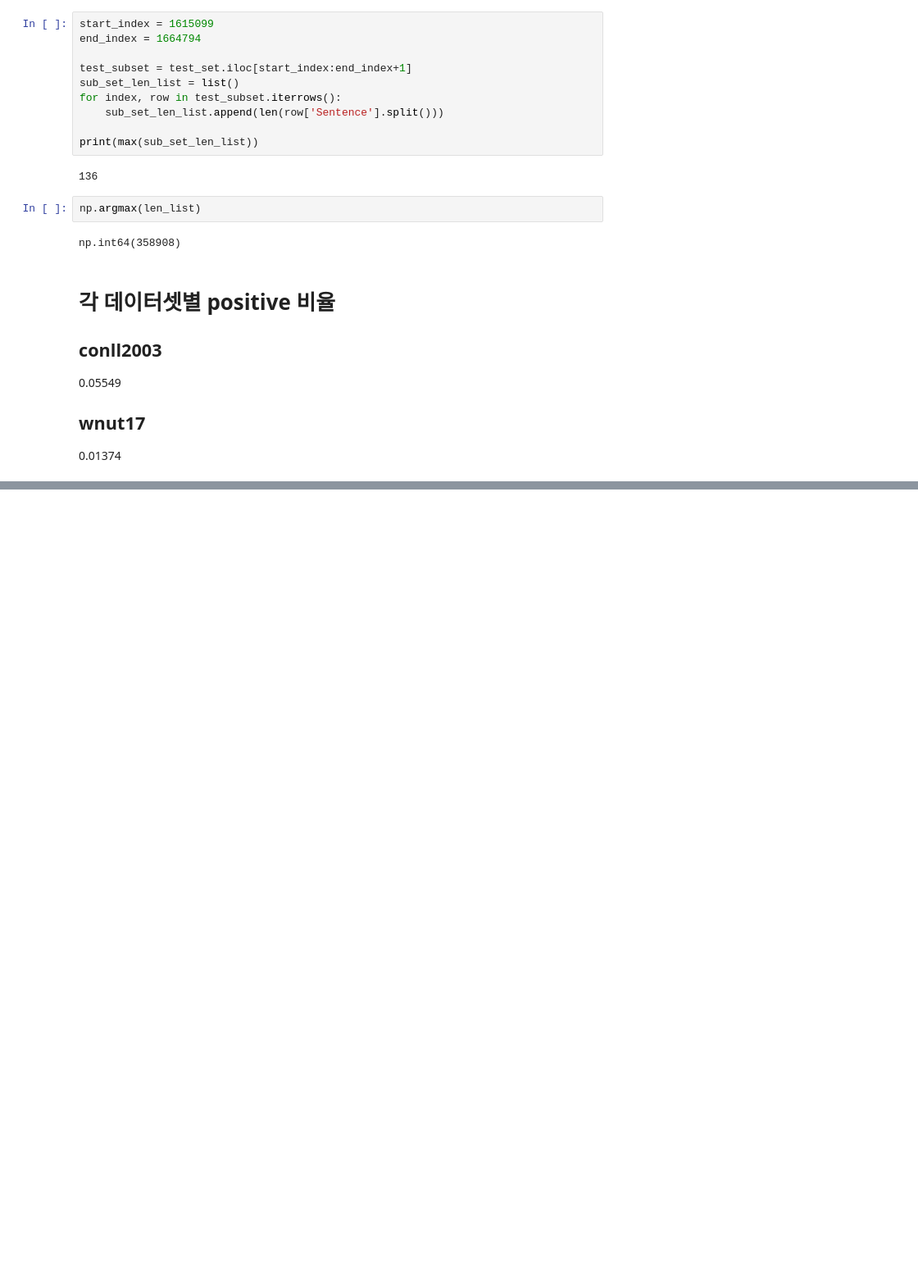
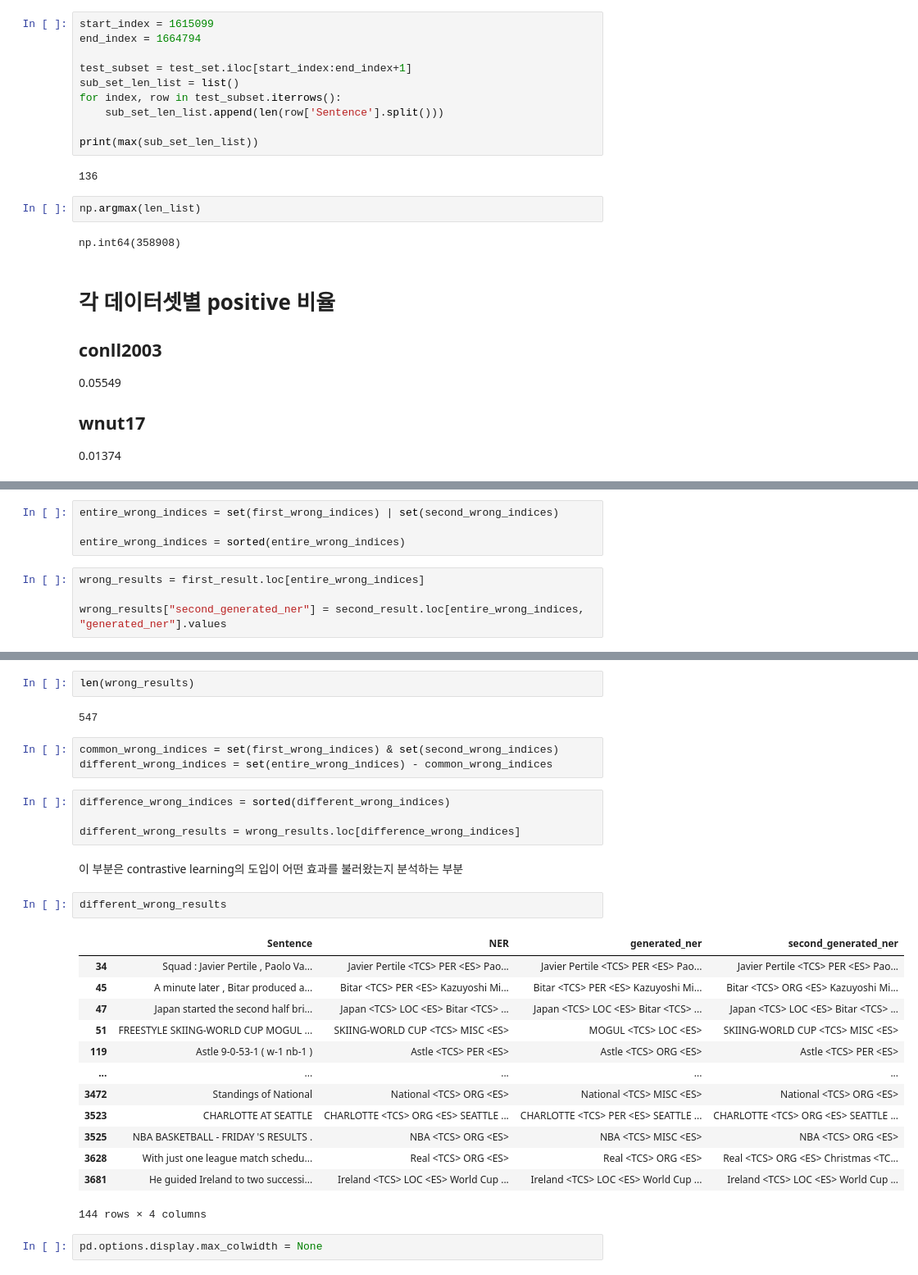
Before and after one commit to BlessingDev/NER-s2s, a Jupyter notebook: analysis/analysis1.ipynb, the cells around one changed output, grey strips where cells are left out. Shown at 82% size. Saved outputs shown, nothing was run; the diff lists cells and outputs as text; blank space fills up the shorter version.

Commit message:
251208 - contrastive learning의 성공적 도입

```diff
--- a/analysis/analysis1.ipynb
+++ b/analysis/analysis1.ipynb
@@ -304,0 +744,8 @@ np.int64(358908)
+# %%
+entire_wrong_indices = set(first_wrong_indices) | set(second_wrong_indices)
+
+entire_wrong_indices = sorted(entire_wrong_indices)
+# %%
+wrong_results = first_result.loc[entire_wrong_indices]
+
+wrong_results["second_generated_ner"] = second_result.loc[entire_wrong_indices, "generated_ner"].values
@@ -304,0 +761,31 @@ np.int64(358908)
+# %%
+len(wrong_results)
+# %% [output]
+547
+# %%
+common_wrong_indices = set(first_wrong_indices) & set(second_wrong_indices)
+different_wrong_indices = set(entire_wrong_indices) - common_wrong_indices
+# %%
+difference_wrong_indices = sorted(different_wrong_indices)
+
+different_wrong_results = wrong_results.loc[difference_wrong_indices]
+# %% [markdown]
+이 부분은 contrastive learning의 도입이 어떤 효과를 불러왔는지 분석하는 부분
+# %%
+different_wrong_results
+# %% [output]
+|  | Sentence | NER | generated_ner | second_generated_ner |
+| 34 | Squad : Javier Pertile , Paolo Va... | Javier Pertile <TCS> PER <ES> Pao... | Javier Pertile <TCS> PER <ES> Pao... | Javier Pertile <TCS> PER <ES> Pao... |
+| 45 | A minute later , Bitar produced a... | Bitar <TCS> PER <ES> Kazuyoshi Mi... | Bitar <TCS> PER <ES> Kazuyoshi Mi... | Bitar <TCS> ORG <ES> Kazuyoshi Mi... |
+| 47 | Japan started the second half bri... | Japan <TCS> LOC <ES> Bitar <TCS> ... | Japan <TCS> LOC <ES> Bitar <TCS> ... | Japan <TCS> LOC <ES> Bitar <TCS> ... |
+| 51 | FREESTYLE SKIING-WORLD CUP MOGUL ... | SKIING-WORLD CUP <TCS> MISC <ES> | MOGUL <TCS> LOC <ES> | SKIING-WORLD CUP <TCS> MISC <ES> |
+| 119 | Astle 9-0-53-1 ( w-1 nb-1 ) | Astle <TCS> PER <ES> | Astle <TCS> ORG <ES> | Astle <TCS> PER <ES> |
+| ... | ... | ... | ... | ... |
+| 3472 | Standings of National | National <TCS> ORG <ES> | National <TCS> MISC <ES> | National <TCS> ORG <ES> |
+| 3523 | CHARLOTTE AT SEATTLE | CHARLOTTE <TCS> ORG <ES> SEATTLE ... | CHARLOTTE <TCS> PER <ES> SEATTLE ... | CHARLOTTE <TCS> ORG <ES> SEATTLE ... |
+| 3525 | NBA BASKETBALL - FRIDAY 'S RESULTS . | NBA <TCS> ORG <ES> | NBA <TCS> MISC <ES> | NBA <TCS> ORG <ES> |
+| 3628 | With just one league match schedu... | Real <TCS> ORG <ES> | Real <TCS> ORG <ES> | Real <TCS> ORG <ES> Christmas <TC... |
+| 3681 | He guided Ireland to two successi... | Ireland <TCS> LOC <ES> World Cup ... | Ireland <TCS> LOC <ES> World Cup ... | Ireland <TCS> LOC <ES> World Cup ... |
+144 rows × 4 columns
+# %%
+pd.options.display.max_colwidth = None
```
Also changed, not shown: parts of 64 cells of this notebook, 37 other files.
